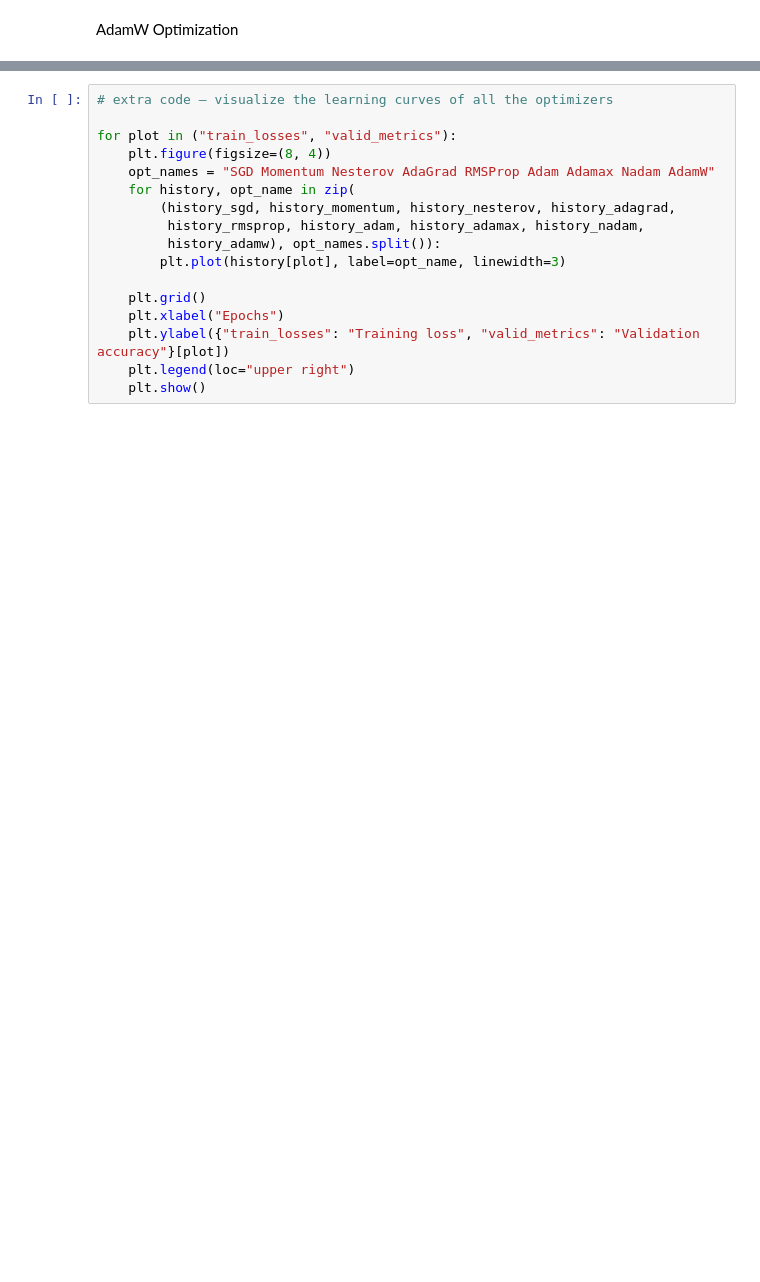
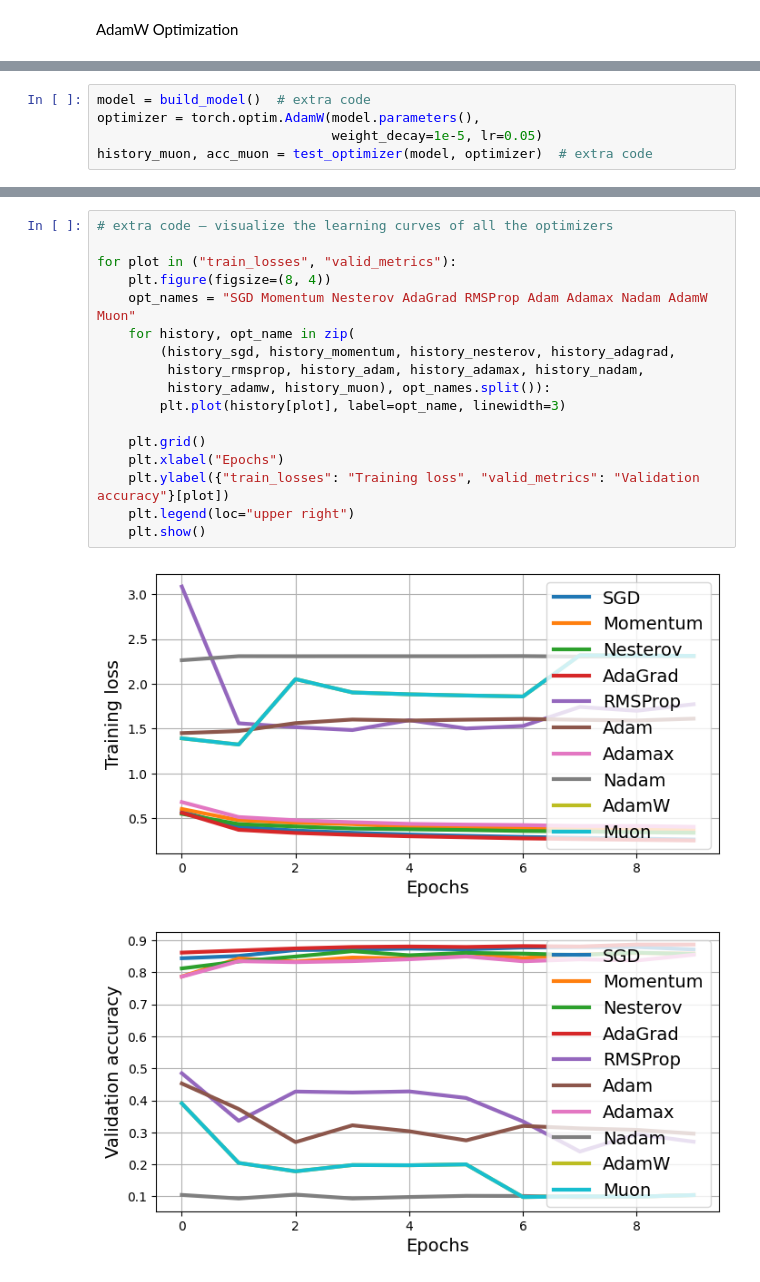
Before and after one commit to databyhuseyn/DeepLearning, a Jupyter notebook: Training_Deep_Neural_Networks_with_PyTorch.ipynb, the cells around one changed output, grey strips where cells are left out. Drawn from its saved outputs; the diff is of its cells as text; blank space fills up the shorter version.

```diff
--- a/Training_Deep_Neural_Networks_with_PyTorch.ipynb
+++ b/Training_Deep_Neural_Networks_with_PyTorch.ipynb
@@ -710,0 +794,5 @@ history_adamw, acc_adamw = test_optimizer(model, optimizer)  # extra code
+# %%
+model = build_model()  # extra code
+optimizer = torch.optim.AdamW(model.parameters(),
+                              weight_decay=1e-5, lr=0.05)
+history_muon, acc_muon = test_optimizer(model, optimizer)  # extra code
@@ -711,17 +810,20 @@ history_adamw, acc_adamw = test_optimizer(model, optimizer)  # extra code
 # %%
 # extra code – visualize the learning curves of all the optimizers
 
 for plot in ("train_losses", "valid_metrics"):
     plt.figure(figsize=(8, 4))
-    opt_names = "SGD Momentum Nesterov AdaGrad RMSProp Adam Adamax Nadam AdamW"
+    opt_names = "SGD Momentum Nesterov AdaGrad RMSProp Adam Adamax Nadam AdamW Muon"
     for history, opt_name in zip(
         (history_sgd, history_momentum, history_nesterov, history_adagrad,
          history_rmsprop, history_adam, history_adamax, history_nadam,
-         history_adamw), opt_names.split()):
+         history_adamw, history_muon), opt_names.split()):
         plt.plot(history[plot], label=opt_name, linewidth=3)
 
     plt.grid()
     plt.xlabel("Epochs")
     plt.ylabel({"train_losses": "Training loss", "valid_metrics": "Validation accuracy"}[plot])
     plt.legend(loc="upper right")
     plt.show()
+# %% [output]
+[figure, added]
+[figure, added]
```
Also changed, not shown: parts of 11 cells of this notebook.
